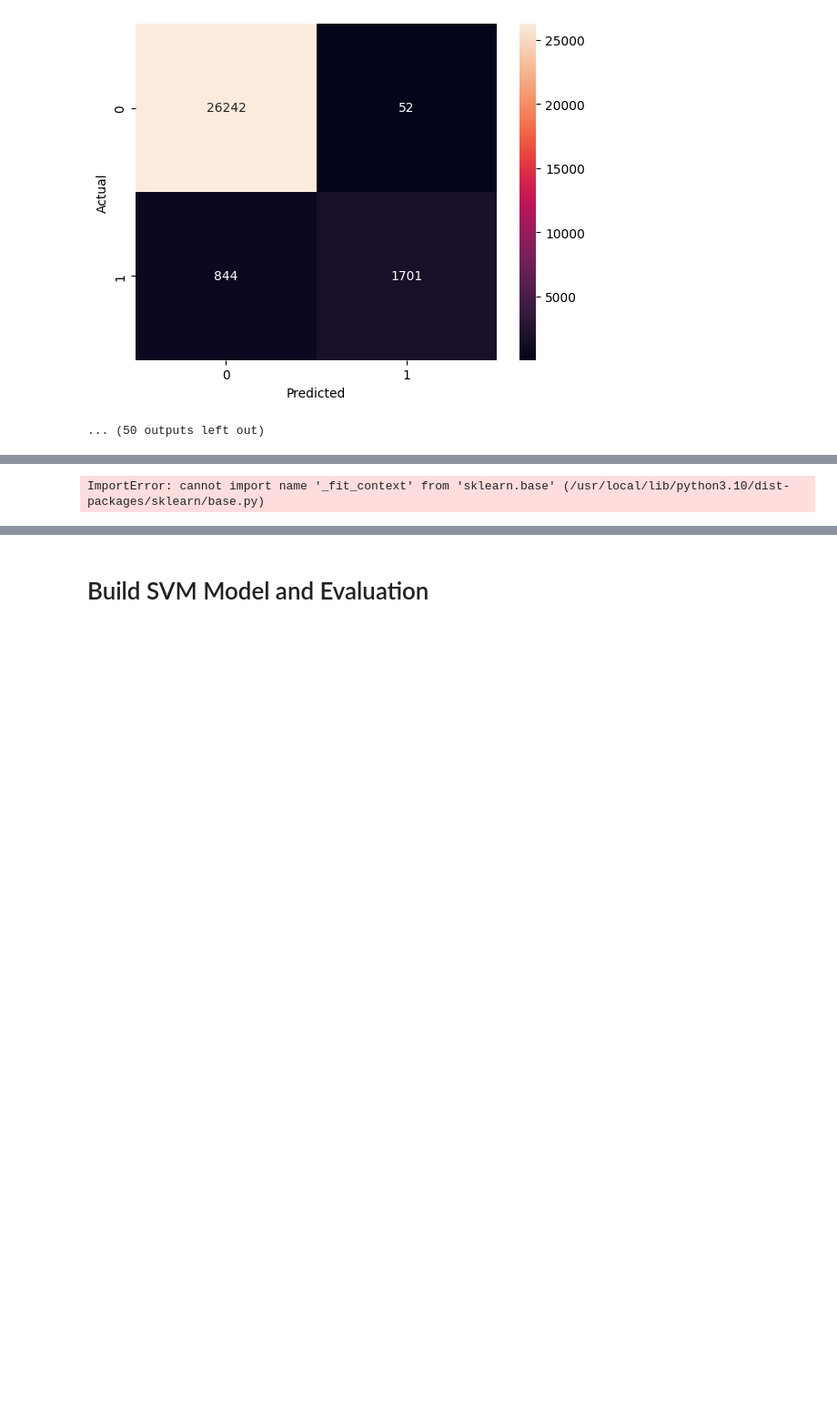
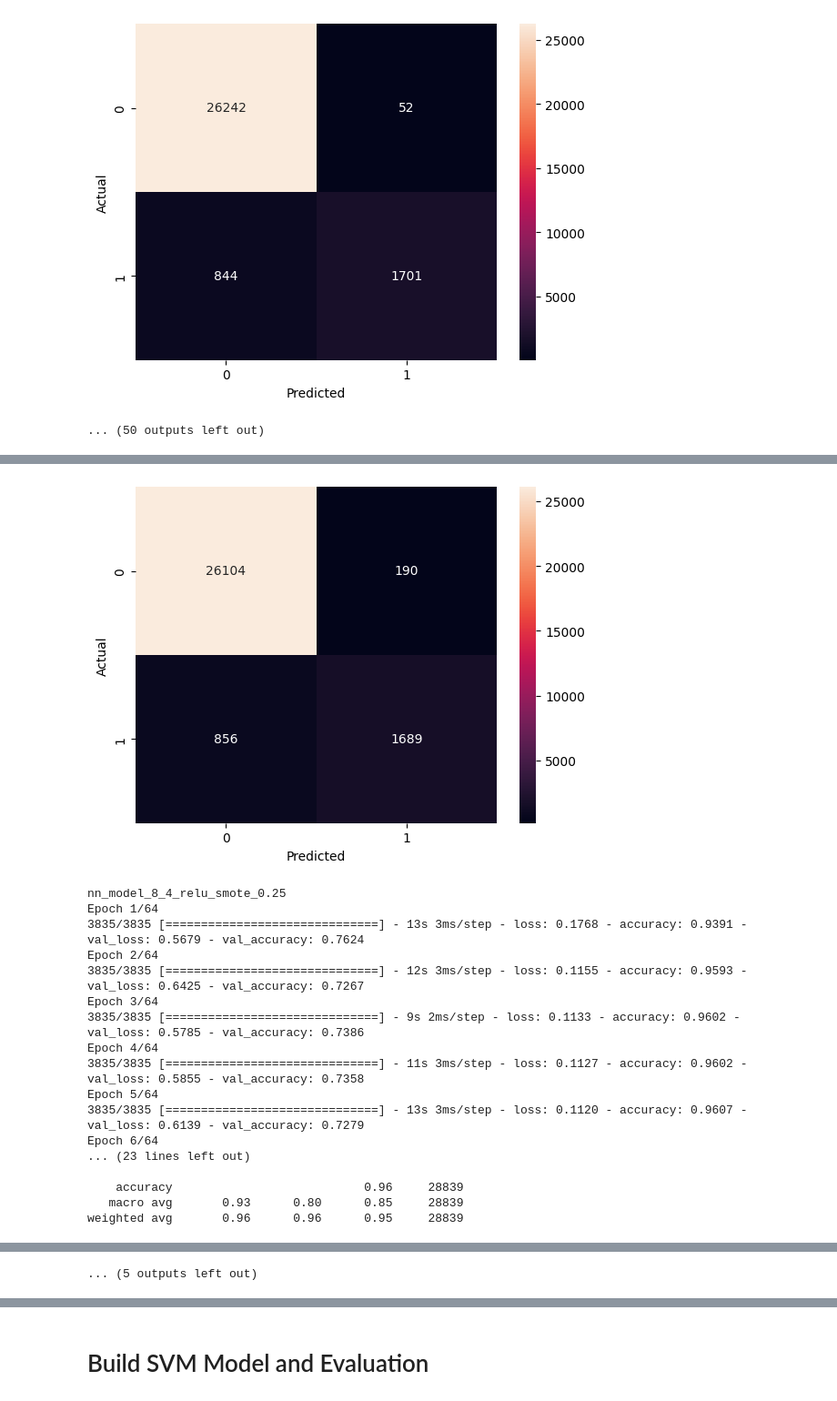
Before and after one commit to fihrizilhamr/Pemsin-FP-D2-2024, a Jupyter notebook: Pemsin_FP_D2_2024.ipynb, the cells around one changed output, grey strips where cells are left out. Shown at 91% size. Saved outputs shown, nothing was run; the diff lists cells and outputs as text; code cells hidden in the pictures; blank space fills up the shorter version.

```diff
--- a/Pemsin_FP_D2_2024.ipynb
+++ b/Pemsin_FP_D2_2024.ipynb
@@ -177,6 +206,7 @@ df.groupby('smoking_history').count()
 | never | 34395 | 34395 | 34395 | 34395 | 34395 | 34395 | 34395 | ... |
 | not current | 6359 | 6359 | 6359 | 6359 | 6359 | 6359 | 6359 | ... |
 # %%
+df = df[df['gender'].isin(['Female', 'Male'])]
 df.gender.replace({'Female': 0, 'Male': 1}, inplace=True)
 df.smoking_history.replace({'never': 0, 'ever': 1, 'former':1, 'not current':1, 'current':2, 'No Info':2}, inplace=True)
 df
@@ -711,15 +743,15 @@ weighted avg       0.97      0.97      0.97     28839
 [figure]
 ... (50 outputs left out)
 # %%
-!pip install --force-reinstall scikit-learn
-
 from imblearn.over_sampling import SMOTE
 import random
+import tensorflow as tf
+
 nn_models_smote = {}
 smote_sampling_strategies = [0.1, 0.25, 0.5]
 model_list = list(nn_models.items())
 random.shuffle(model_list)
-model_list = model_list[:31]
+model_list = model_list[:10]
 for name, model in model_list:
     for sampling_strategy in smote_sampling_strategies:
         strategy_str = f"smote_{sampling_strategy}"
@@ -728,6 +760,7 @@ for name, model in model_list:
         new_model = tf.keras.models.clone_model(model)
         new_model.compile(optimizer='adam', loss='binary_crossentropy', metrics=['accuracy'])
         new_model_name = f"{name}_{strategy_str}"
+        print(new_model_name)
         early_stopping = EarlyStopping(monitor='val_loss', patience=5, verbose=1, restore_best_weights=True)
         new_model.fit(X_resampled, y_resampled, epochs=64, batch_size=16, validation_split=0.2, verbose=1, callbacks=[early_stopping])
         nn_models_smote[new_model_name] = new_model
@@ -753 +786,18 @@ Successfully installed joblib-1.4.2 numpy-2.0.0 scikit-learn-1.5.0 scipy-1.13.1
+[figure, added]
-ImportError: cannot import name '_fit_context' from 'sklearn.base' (/usr/local/lib/python3.10/dist-packages/sklearn/base.py)
+nn_model_8_4_relu_smote_0.25
+Epoch 1/64
+3835/3835 [==============================] - 13s 3ms/step - loss: 0.1768 - accuracy: 0.9391 - val_loss: 0.5679 - val_accuracy: 0.7624
+Epoch 2/64
+3835/3835 [==============================] - 12s 3ms/step - loss: 0.1155 - accuracy: 0.9593 - val_loss: 0.6425 - val_accuracy: 0.7267
+Epoch 3/64
+3835/3835 [==============================] - 9s 2ms/step - loss: 0.1133 - accuracy: 0.9602 - val_loss: 0.5785 - val_accuracy: 0.7386
+Epoch 4/64
+3835/3835 [==============================] - 11s 3ms/step - loss: 0.1127 - accuracy: 0.9602 - val_loss: 0.5855 - val_accuracy: 0.7358
+Epoch 5/64
+3835/3835 [==============================] - 13s 3ms/step - loss: 0.1120 - accuracy: 0.9607 - val_loss: 0.6139 - val_accuracy: 0.7279
+Epoch 6/64
+... (23 lines left out)
+
+    accuracy                           0.96     28839
+   macro avg       0.93      0.80      0.85     28839
+weighted avg       0.96      0.96      0.95     28839
@@ -753,0 +877 @@ ImportError: cannot import name '_fit_context' from 'sklearn.base' (/usr/local/l
+... (5 outputs left out)
```
Also changed, not shown: parts of 54 cells of this notebook.
